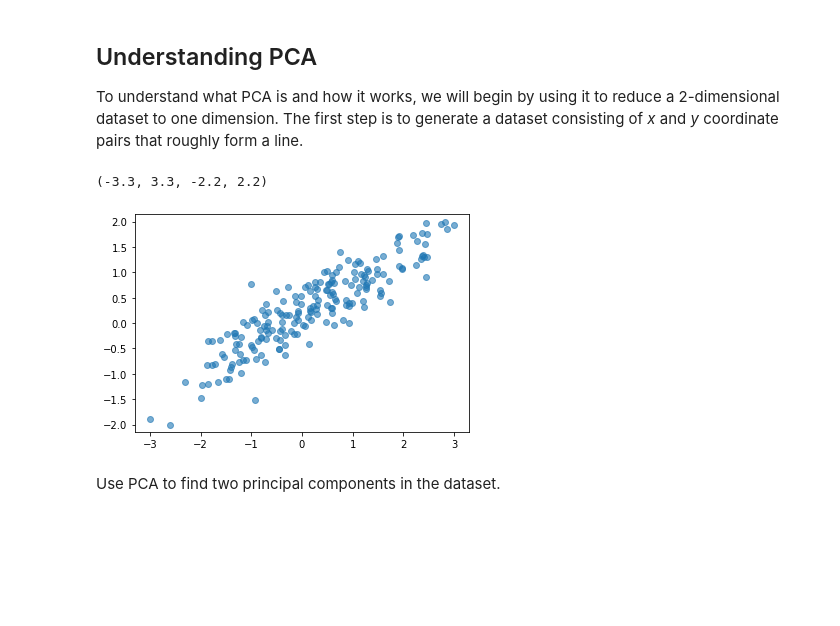
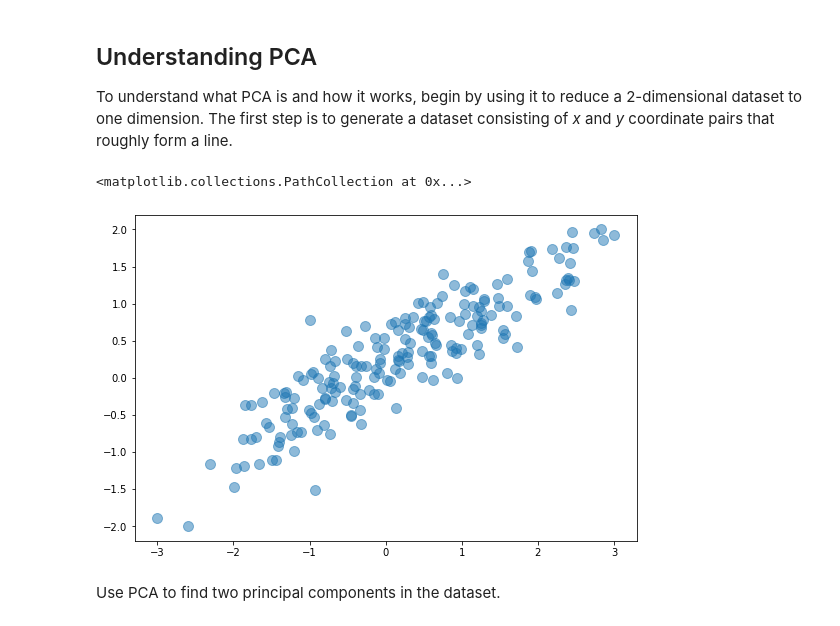
Before and after one commit to jeffprosise/Machine-Learning, a Jupyter notebook: PCA.ipynb, the cells around one changed output. Cells and saved outputs as stored; diff of their text form; code cells hidden in the pictures; blank space fills up the shorter version.

```diff
--- a/PCA.ipynb
+++ b/PCA.ipynb
@@ -7,23 +7,23 @@
 # %% [markdown]
 ## Understanding PCA
 
-To understand what PCA is and how it works, we will begin by using it to reduce a 2-dimensional dataset to one dimension. The first step is to generate a dataset consisting of *x* and *y* coordinate pairs that roughly form a line.
+To understand what PCA is and how it works, begin by using it to reduce a 2-dimensional dataset to one dimension. The first step is to generate a dataset consisting of *x* and *y* coordinate pairs that roughly form a line.
 # %%
 import numpy as np
 from sklearn.datasets import make_regression
 import matplotlib.pyplot as plt
 %matplotlib inline
 
 x, y = make_regression(n_samples=200, n_features=1, noise=50, random_state=0)
 x = np.interp(x, (x.min(), x.max()), (-3, 3))
 y = np.interp(y, (y.min(), y.max()), (-2, 2))
-data = np.column_stack((x, y))
+xy = np.column_stack((x, y))
 
-plt.scatter(data[:, 0], data[:, 1], alpha=0.6)
-plt.axis('equal')
+plt.figure(figsize=(9, 6))
+plt.scatter(x, y, s=100, alpha=0.5)
 # %% [output]
-(-3.3, 3.3, -2.2, 2.2)
+<matplotlib.collections.PathCollection at 0x...>
-[figure, old version]
+[figure, new version]
 # %% [markdown]
 Use PCA to find two principal components in the dataset.
 # %%
```
Also changed, not shown: parts of 23 cells of this notebook.
